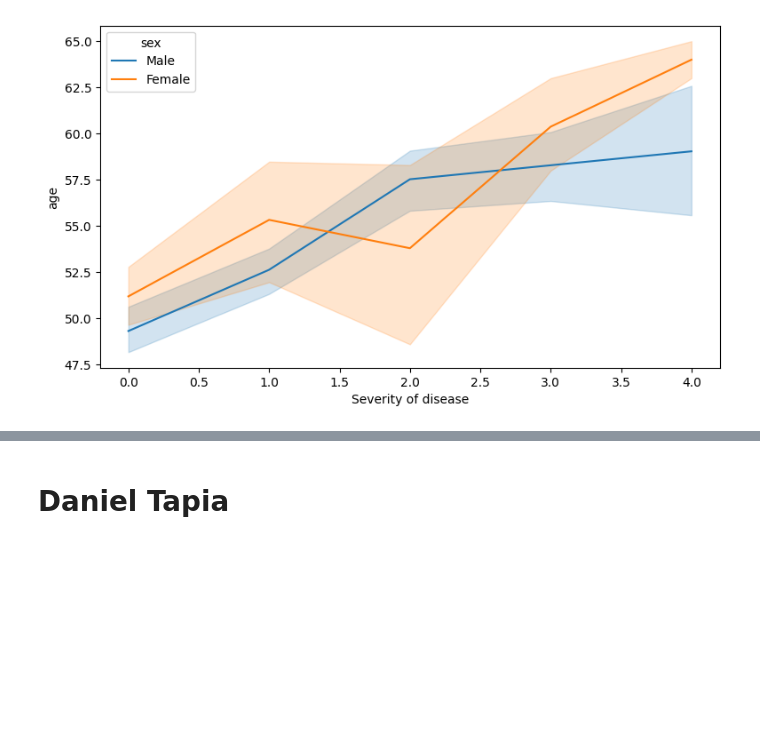
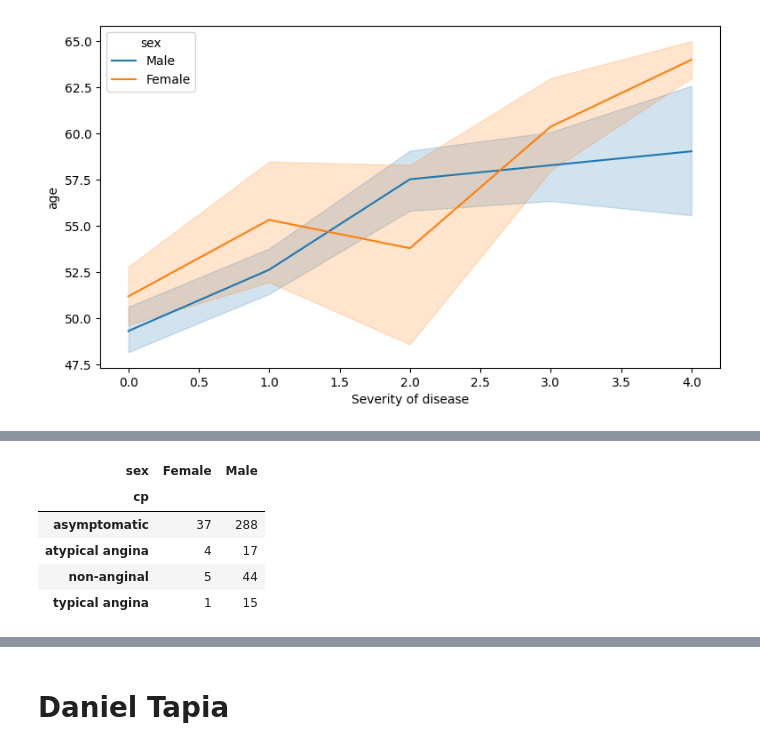
Before and after one commit to davprog9/Heart-Disease-Liklehood-Analysis, a Jupyter notebook: Analysis.ipynb, the cells around one changed output, grey strips where cells are left out. Cells and saved outputs as stored; diff of their text form; code cells hidden in the pictures; blank space fills up the shorter version.

```diff
--- a/Analysis.ipynb
+++ b/Analysis.ipynb
@@ -273,0 +308,11 @@ sns.lineplot(x="num", y="age", data=data, hue="sex")
+# %%
+# Crosstab for heatmap
+cp_gender = pd.crosstab(has_disease["cp"], has_disease["sex"])
+cp_gender
+# %% [output]
+| sex | Female | Male |
+| cp |  |  |
+| asymptomatic | 37 | 288 |
+| atypical angina | 4 | 17 |
+| non-anginal | 5 | 44 |
+| typical angina | 1 | 15 |
```
Also changed, not shown: parts of 8 cells of this notebook.
